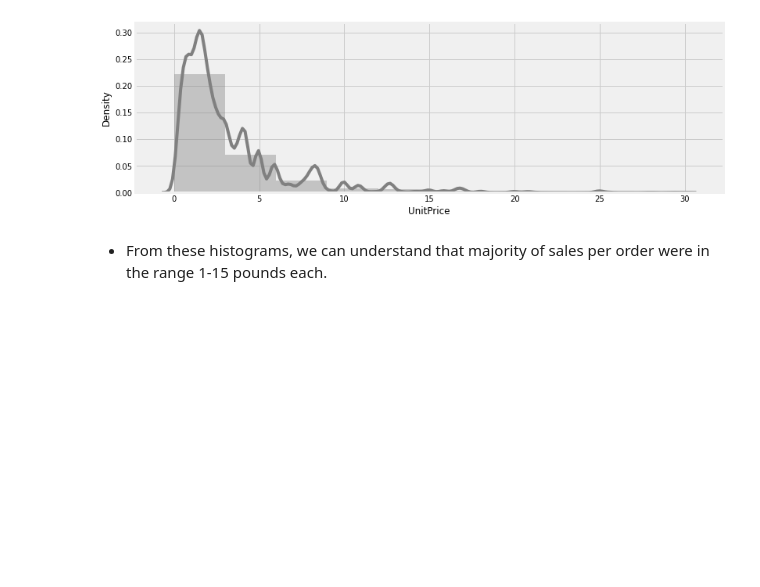
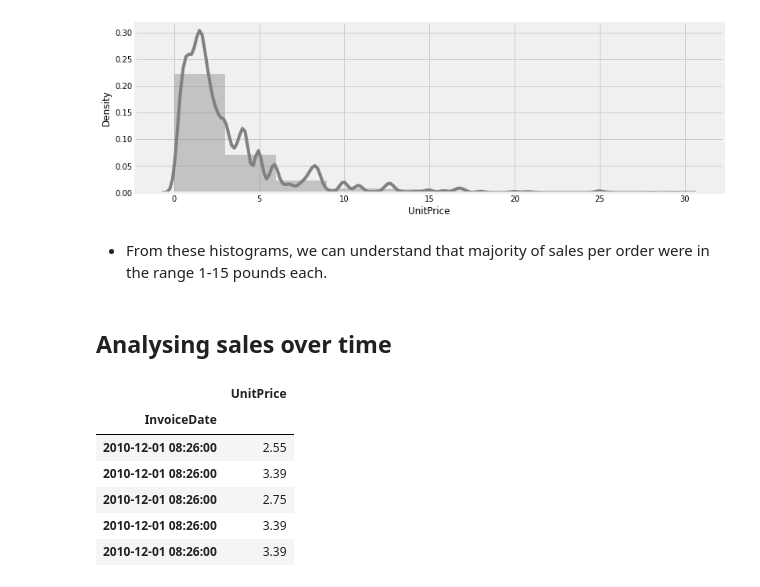
Before and after one commit to AmirMotefaker/Predicting-Sales-Ecommerce, a Jupyter notebook: predicting-sales-ecommerce.ipynb, the cells around one changed output. Cells and saved outputs as stored; diff of their text form; code cells hidden in the pictures; blank space fills up the shorter version.

Commit message:
Kaggle Notebook | Predicting Sales E-Commerce | Version 44

```diff
--- a/predicting-sales-ecommerce.ipynb
+++ b/predicting-sales-ecommerce.ipynb
@@ -526,3 +526,16 @@ sns.distplot(df_quantile[df_quantile['UnitPrice'] < 30]['UnitPrice'], kde=True,
 [figure]
 # %% [markdown]
 - From these histograms, we can understand that majority of sales per order were in the range 1-15 pounds each.
+# %% [markdown]
+## Analysing sales over time
+# %%
+df_ts = df[['UnitPrice']]
+df_ts.head()
+# %% [output]
+|  | UnitPrice |
+| InvoiceDate |  |
+| 2010-12-01 08:26:00 | 2.55 |
+| 2010-12-01 08:26:00 | 3.39 |
+| 2010-12-01 08:26:00 | 2.75 |
+| 2010-12-01 08:26:00 | 3.39 |
+| 2010-12-01 08:26:00 | 3.39 |
```
Also changed, not shown: parts of 1 cell of this notebook.
